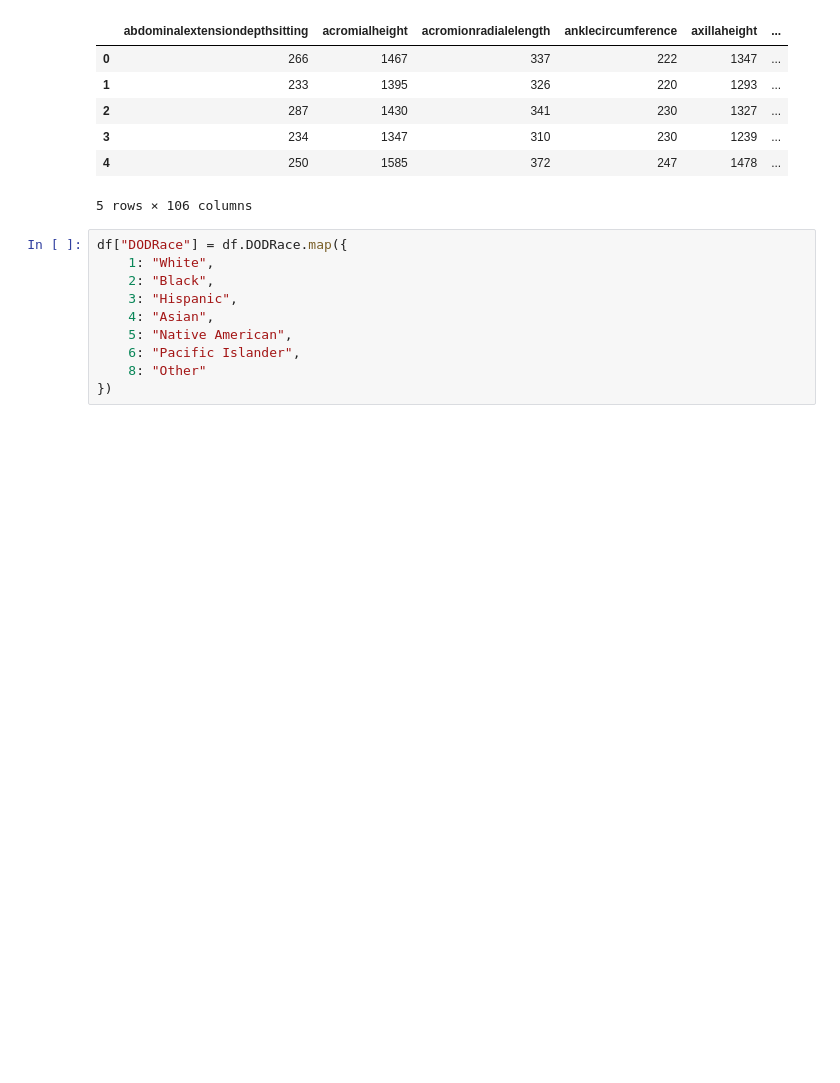
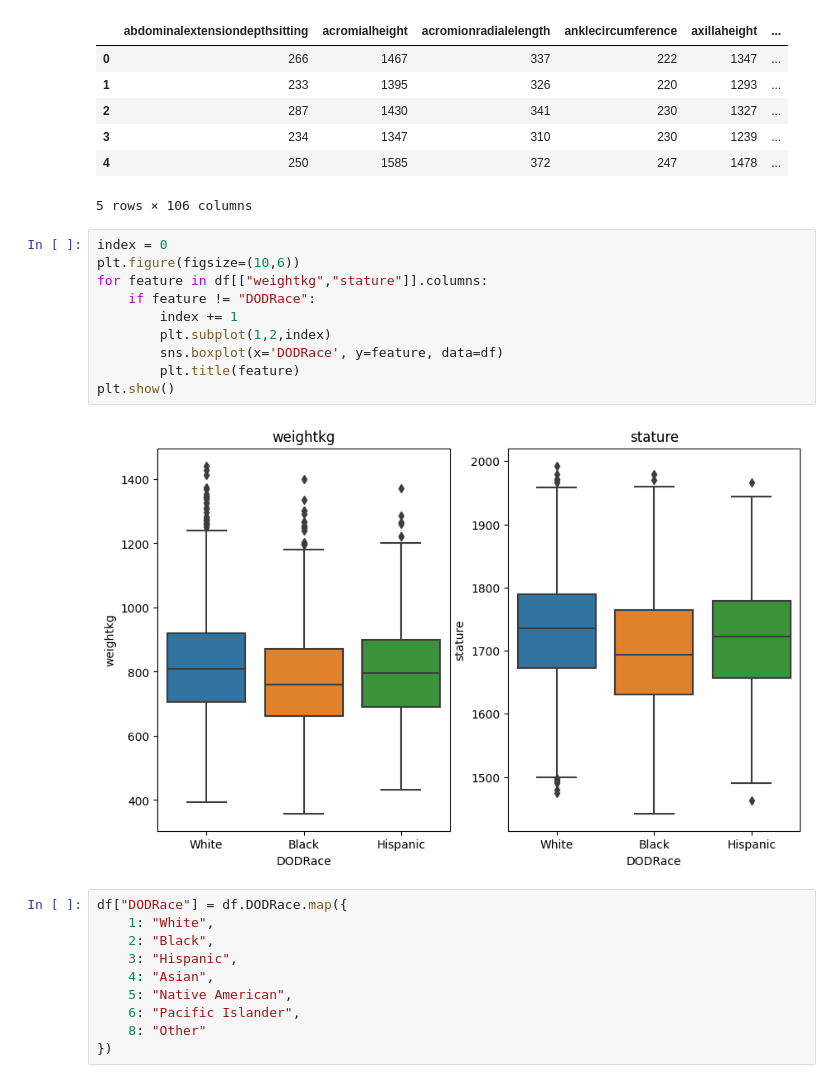
Before and after one commit to Hessa-Alharbi/Soldier-Race-Project, a Jupyter notebook: data_preparation/EDA.ipynb, the cells around one changed output. Drawn from its saved outputs; the diff is of its cells as text; blank space fills up the shorter version.

```diff
--- a/data_preparation/EDA.ipynb
+++ b/data_preparation/EDA.ipynb
@@ -221,6 +221,18 @@ df.head()
 | 3 | 234 | 1347 | 310 | 230 | 1239 | ... |
 | 4 | 250 | 1585 | 372 | 247 | 1478 | ... |
 5 rows × 106 columns
+# %%
+index = 0
+plt.figure(figsize=(10,6))
+for feature in df[["weightkg","stature"]].columns:
+    if feature != "DODRace":
+        index += 1
+        plt.subplot(1,2,index)
+        sns.boxplot(x='DODRace', y=feature, data=df)
+        plt.title(feature)
+plt.show()
+# %% [output]
+[figure, added]
 # %%
 df["DODRace"] = df.DODRace.map({
     1: "White",
```
Also changed, not shown: 1 other file.
